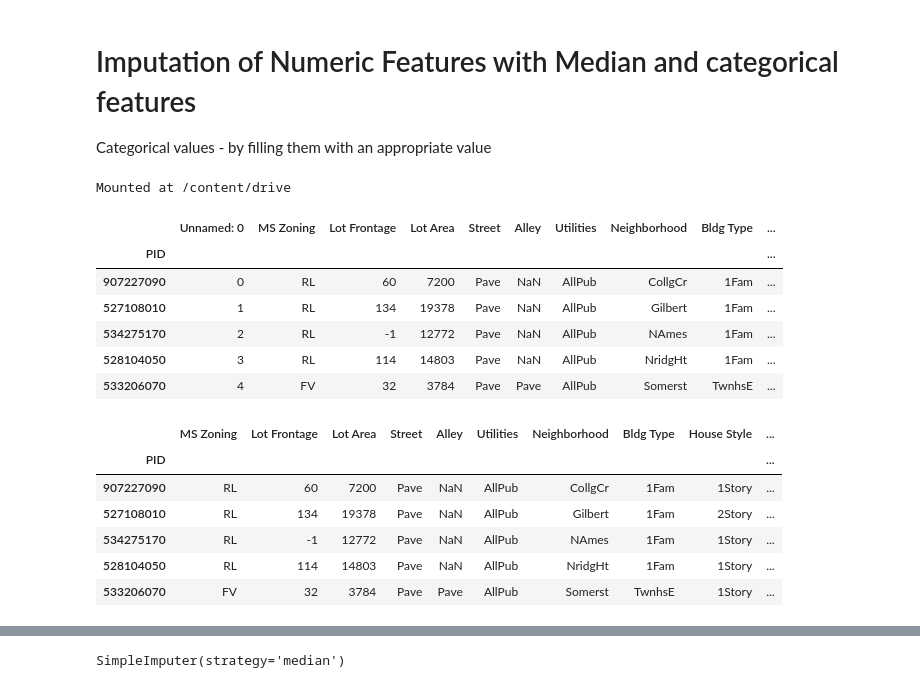
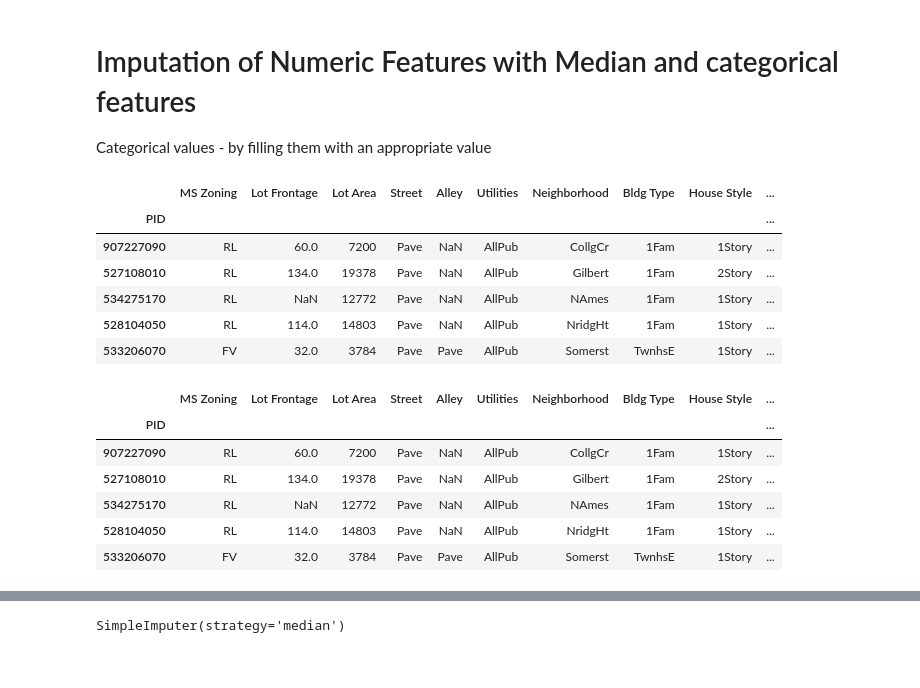
Before and after one commit to ayebaishmo/Refactory_ML, a Jupyter notebook: RF_ML_Feature_Transformation_Ordinal_and_one_hot_encoding.ipynb, the cells around one changed output, grey strips where cells are left out. Drawn from its saved outputs; the diff is of its cells as text; code cells hidden in the pictures.

```diff
--- a/RF_ML_Feature_Transformation_Ordinal_and_one_hot_encoding.ipynb
+++ b/RF_ML_Feature_Transformation_Ordinal_and_one_hot_encoding.ipynb
@@ -12,40 +12,38 @@ from sklearn.impute import SimpleImputer
 Categorical values - by filling them with an appropriate value
 # %%
 # Mount google drive
-from google.colab import drive
-drive.mount('/content/drive')
+# from google.colab import drive
+# drive.mount('/content/drive')
-# %% [output]
-Mounted at /content/drive
 # %%
 # Import packages and load data
 import pandas as pd
 from sklearn.model_selection import train_test_split
 pd.set_option('display.max_columns',100)
 ## Load the data and set the index
-fpath = "/content/drive/MyDrive/STUDENTS/refactory/DS/ames-housing-dojo.csv"
+fpath = "C:/Users/ISHMO_CT/Desktop/projects/Refactory_ML/data/ames-housing-dojo-for-ml.csv"
 df = pd.read_csv(fpath)
 df = df.set_index("PID")
 # Preview data
 df.head()
 # %% [output]
-|  | Unnamed: 0 | MS Zoning | Lot Frontage | Lot Area | Street | Alley | Utilities | Neighborhood | Bldg Type | ... |
+|  | MS Zoning | Lot Frontage | Lot Area | Street | Alley | Utilities | Neighborhood | Bldg Type | House Style | ... |
 | PID |  |  |  |  |  |  |  |  |  | ... |
-| 907227090 | 0 | RL | 60 | 7200 | Pave | NaN | AllPub | CollgCr | 1Fam | ... |
-| 527108010 | 1 | RL | 134 | 19378 | Pave | NaN | AllPub | Gilbert | 1Fam | ... |
-| 534275170 | 2 | RL | -1 | 12772 | Pave | NaN | AllPub | NAmes | 1Fam | ... |
-| 528104050 | 3 | RL | 114 | 14803 | Pave | NaN | AllPub | NridgHt | 1Fam | ... |
-| 533206070 | 4 | FV | 32 | 3784 | Pave | Pave | AllPub | Somerst | TwnhsE | ... |
+| 907227090 | RL | 60.0 | 7200 | Pave | NaN | AllPub | CollgCr | 1Fam | 1Story | ... |
+| 527108010 | RL | 134.0 | 19378 | Pave | NaN | AllPub | Gilbert | 1Fam | 2Story | ... |
+| 534275170 | RL | NaN | 12772 | Pave | NaN | AllPub | NAmes | 1Fam | 1Story | ... |
+| 528104050 | RL | 114.0 | 14803 | Pave | NaN | AllPub | NridgHt | 1Fam | 1Story | ... |
+| 533206070 | FV | 32.0 | 3784 | Pave | Pave | AllPub | Somerst | TwnhsE | 1Story | ... |
 # %%
-df=df.drop(columns='Unnamed: 0')
+# df=df.drop(columns='Unnamed: 0')
 df.head()
 # %% [output]
 |  | MS Zoning | Lot Frontage | Lot Area | Street | Alley | Utilities | Neighborhood | Bldg Type | House Style | ... |
 | PID |  |  |  |  |  |  |  |  |  | ... |
-| 907227090 | RL | 60 | 7200 | Pave | NaN | AllPub | CollgCr | 1Fam | 1Story | ... |
-| 527108010 | RL | 134 | 19378 | Pave | NaN | AllPub | Gilbert | 1Fam | 2Story | ... |
-| 534275170 | RL | -1 | 12772 | Pave | NaN | AllPub | NAmes | 1Fam | 1Story | ... |
-| 528104050 | RL | 114 | 14803 | Pave | NaN | AllPub | NridgHt | 1Fam | 1Story | ... |
-| 533206070 | FV | 32 | 3784 | Pave | Pave | AllPub | Somerst | TwnhsE | 1Story | ... |
+| 907227090 | RL | 60.0 | 7200 | Pave | NaN | AllPub | CollgCr | 1Fam | 1Story | ... |
+| 527108010 | RL | 134.0 | 19378 | Pave | NaN | AllPub | Gilbert | 1Fam | 2Story | ... |
+| 534275170 | RL | NaN | 12772 | Pave | NaN | AllPub | NAmes | 1Fam | 1Story | ... |
+| 528104050 | RL | 114.0 | 14803 | Pave | NaN | AllPub | NridgHt | 1Fam | 1Story | ... |
+| 533206070 | FV | 32.0 | 3784 | Pave | Pave | AllPub | Somerst | TwnhsE | 1Story | ... |
 # %%
 # assign target y and features X
 y = df['SalePrice']
```
Also changed, not shown: parts of 2 cells of this notebook, 1 other file.
